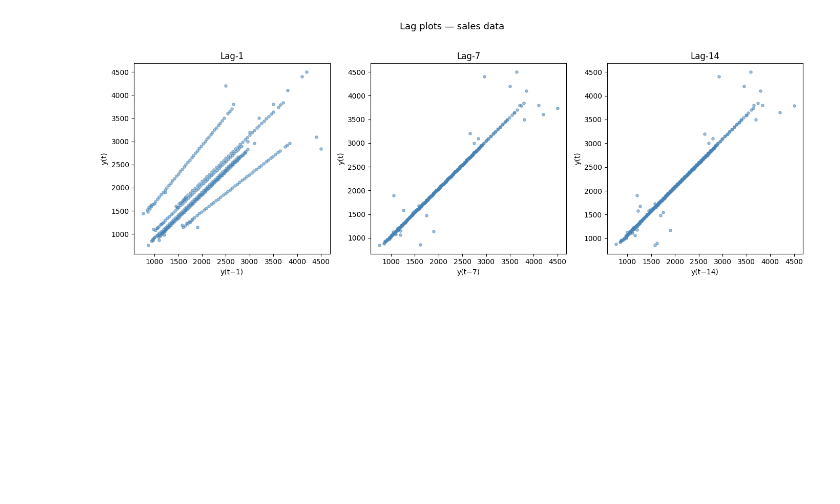
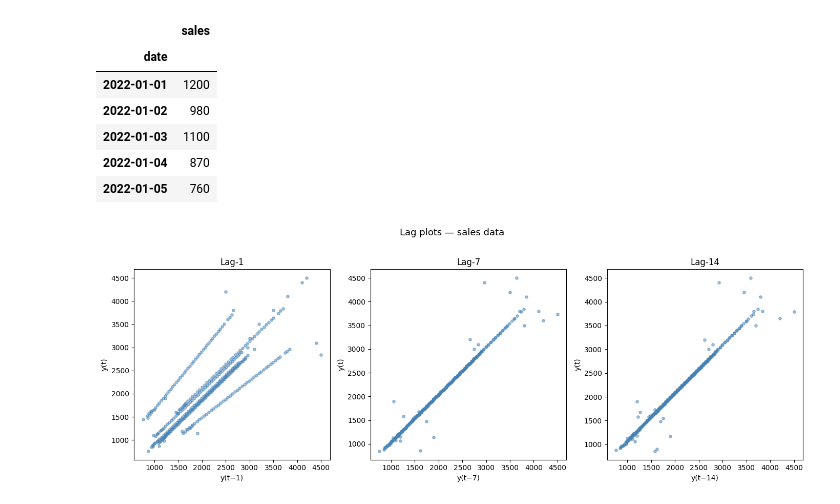
Before and after one commit to MuhammadFanik/Time-Series-for-Machine-Learning-Data-Science, a Jupyter notebook: 1-Time-series-analysis/5-Lag-plots.ipynb, the cells around one changed output. Cells and saved outputs as stored; diff of their text form; code cells hidden in the pictures; blank space fills up the shorter version.

```diff
--- a/1-Time-series-analysis/5-Lag-plots.ipynb
+++ b/1-Time-series-analysis/5-Lag-plots.ipynb
@@ -9,6 +9,16 @@ np.random.seed(42)
 df = pd.read_csv('sales.csv')
 df['date'] = pd.to_datetime(df['date'])
 df.set_index('date', inplace=True)
+# %%
+df.head()
+# %% [output]
+|  | sales |
+| date |  |
+| 2022-01-01 | 1200 |
+| 2022-01-02 | 980 |
+| 2022-01-03 | 1100 |
+| 2022-01-04 | 870 |
+| 2022-01-05 | 760 |
 # %%
 # --- Plot lag 1, 7, 14 side by side ---
 lags_to_check = [1, 7, 14]
```
Also changed, not shown: parts of 9 cells of this notebook.
